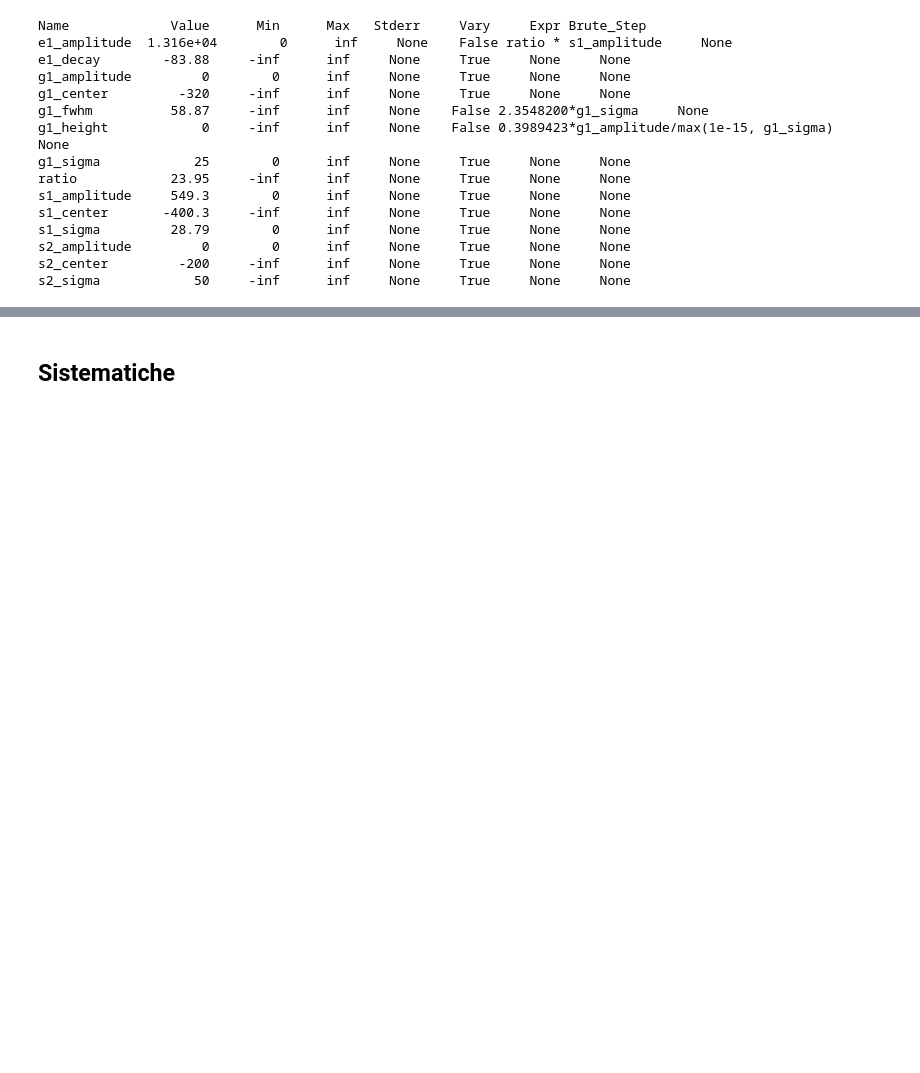
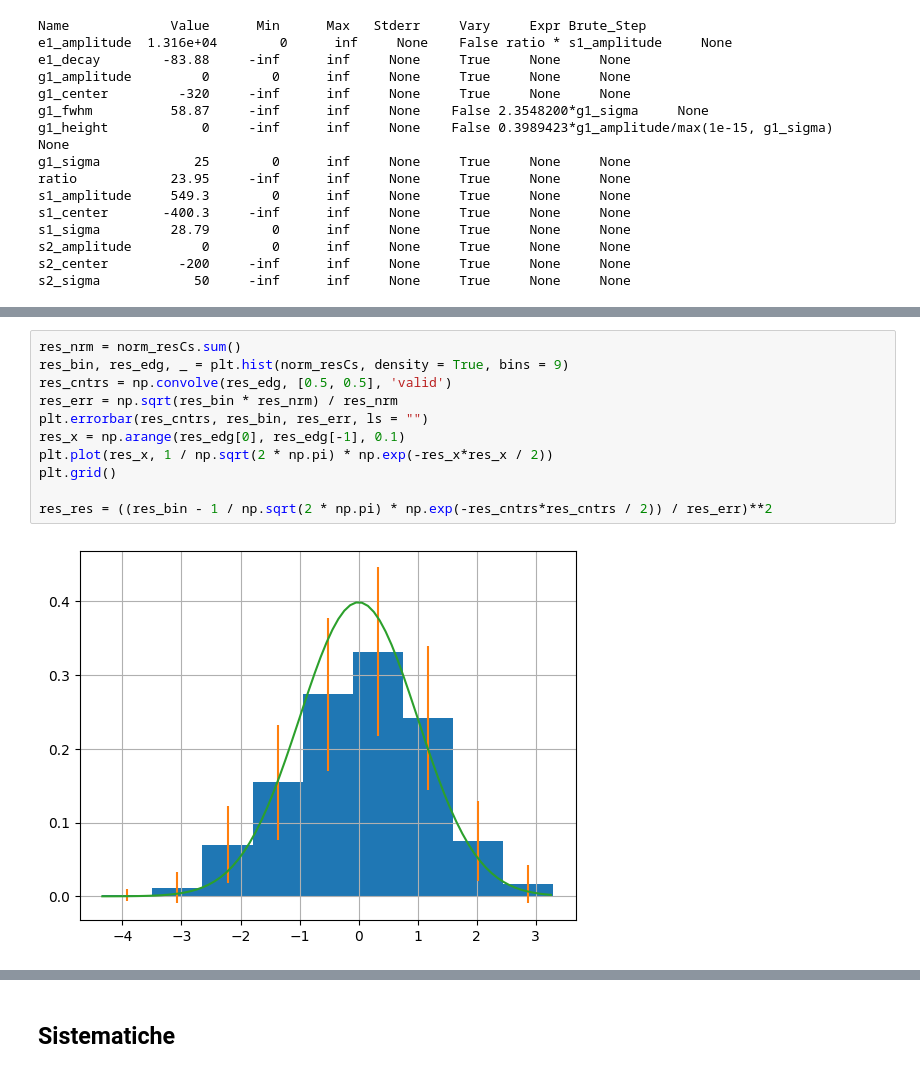
Before and after one commit to 0-DvD-0/Sfera, a Jupyter notebook: Jupyter/Fit_all_prova_ripulito.ipynb, the cells around one changed output, grey strips where cells are left out. Drawn from its saved outputs; the diff is of its cells as text; blank space fills up the shorter version.

```diff
--- a/Jupyter/Fit_all_prova_ripulito.ipynb
+++ b/Jupyter/Fit_all_prova_ripulito.ipynb
@@ -410,0 +419,13 @@ print(result.fit_report())
+# %%
+res_nrm = norm_resCs.sum()
+res_bin, res_edg, _ = plt.hist(norm_resCs, density = True, bins = 9)
+res_cntrs = np.convolve(res_edg, [0.5, 0.5], 'valid')
+res_err = np.sqrt(res_bin * res_nrm) / res_nrm
+plt.errorbar(res_cntrs, res_bin, res_err, ls = "")
+res_x = np.arange(res_edg[0], res_edg[-1], 0.1)
+plt.plot(res_x, 1 / np.sqrt(2 * np.pi) * np.exp(-res_x*res_x / 2))
+plt.grid()
+
+res_res = ((res_bin - 1 / np.sqrt(2 * np.pi) * np.exp(-res_cntrs*res_cntrs / 2)) / res_err)**2
+# %% [output]
+[figure, added]
```
Also changed, not shown: parts of 7 cells of this notebook.
